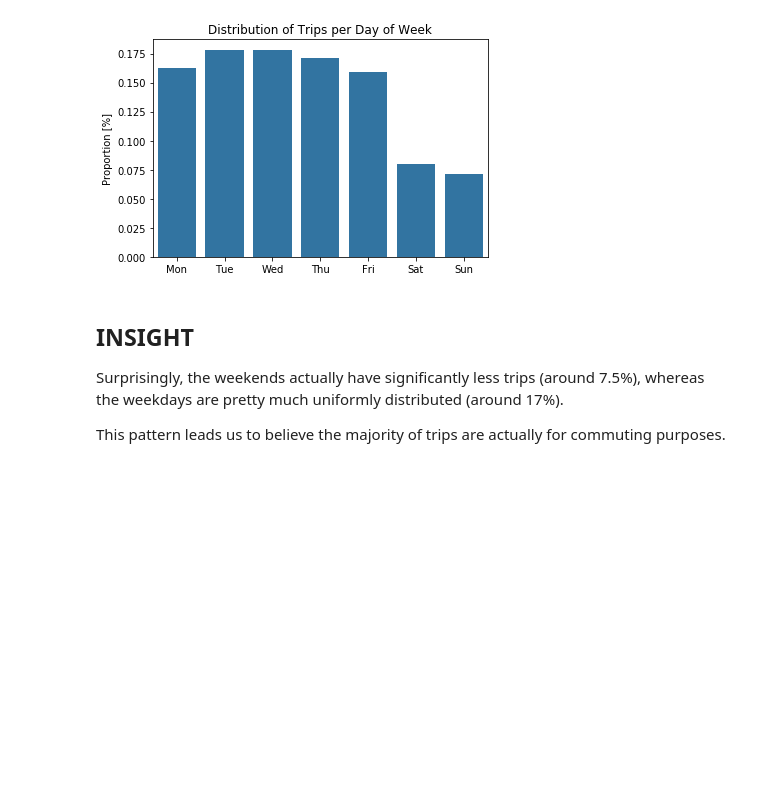
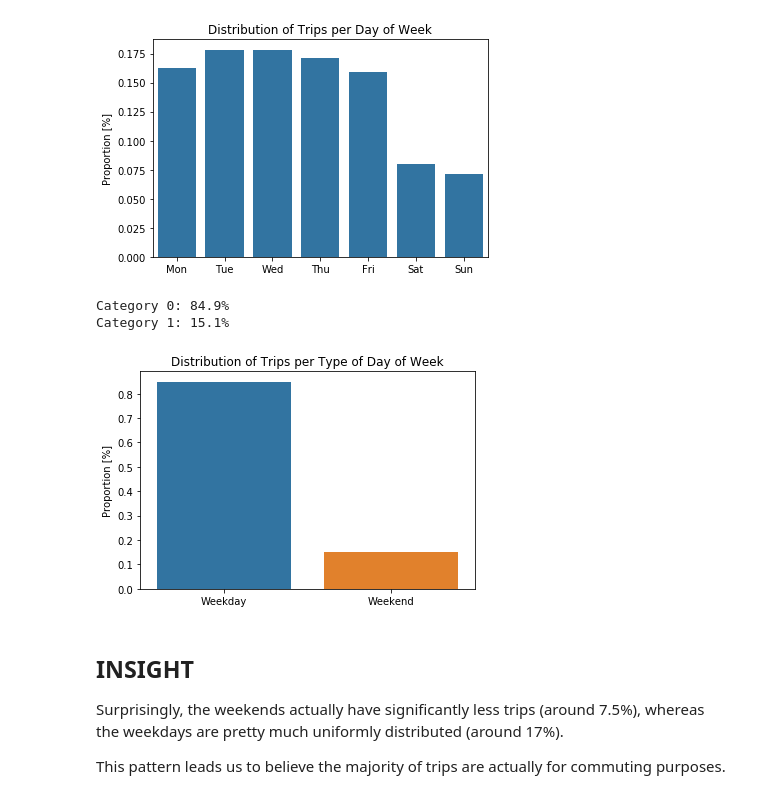
Before and after one commit to marcellovictorino/DAND_5_DataViz, a Jupyter notebook: 2_Project_ FordGoBike/1_EDA.ipynb, the cells around one changed output. Cells and saved outputs as stored; diff of their text form; code cells hidden in the pictures; blank space fills up the shorter version.

Commit message:
add: Distribution of trips per weekday, weekend

```diff
--- a/2_Project_ FordGoBike/1_EDA.ipynb
+++ b/2_Project_ FordGoBike/1_EDA.ipynb
@@ -377,6 +377,15 @@ Category 4: 15.9%
 Category 5: 8.0%
 Category 6: 7.1%
 [figure]
+# %%
+df['weekend'] = np.where(df.weekday >= 5,1,0)
+proportion_categorical('weekend')
+plt.title('Distribution of Trips per Type of Day of Week')
+plt.xticks([0,1],['Weekday', 'Weekend']);
+# %% [output]
+Category 0: 84.9%
+Category 1: 15.1%
+[figure, added]
 # %% [markdown]
 ## INSIGHT
 Surprisingly, the weekends actually have significantly less trips (around 7.5%), whereas the weekdays are pretty much uniformly distributed (around 17%).
```
Also changed, not shown: parts of 6 cells of this notebook.
